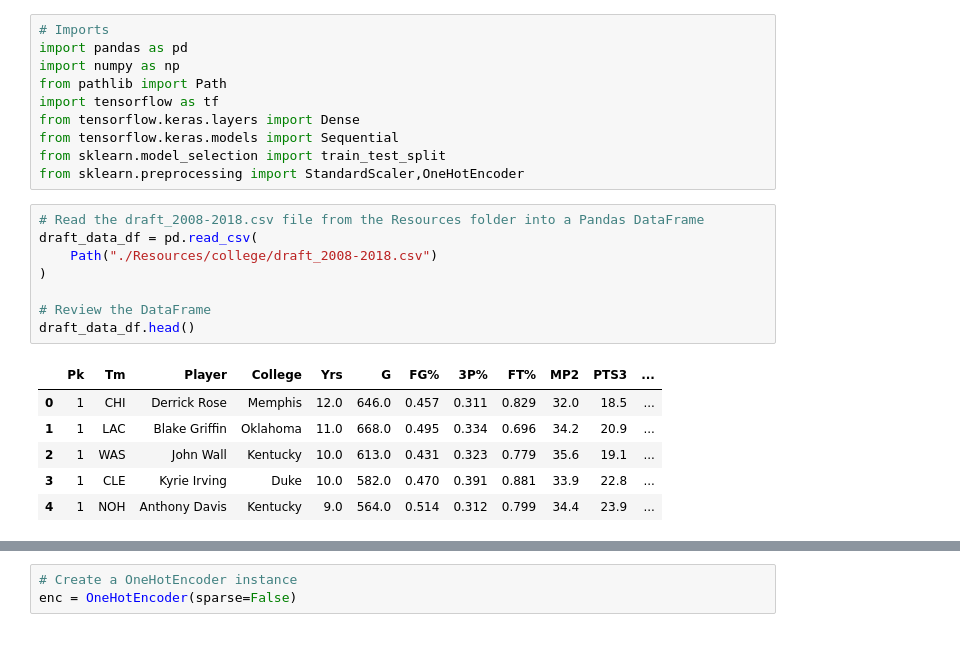
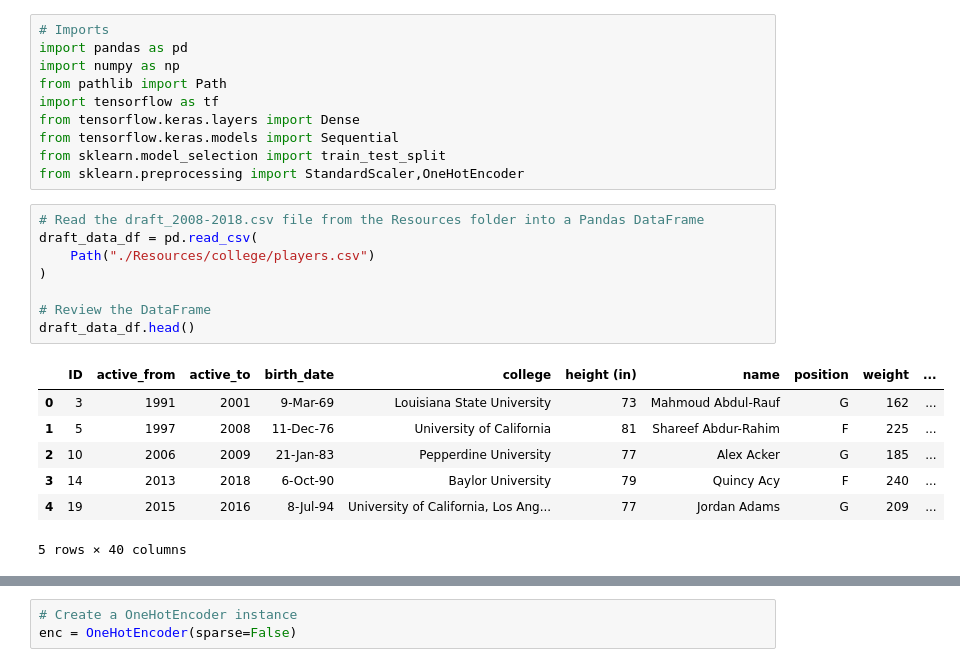
Before and after one commit to JunTheRewels/basket-money-ball, a Jupyter notebook: dataset1_model.ipynb, the cells around one changed output, grey strips where cells are left out. Saved outputs shown, nothing was run; the diff lists cells and outputs as text.

```diff
--- a/dataset1_model.ipynb
+++ b/dataset1_model.ipynb
@@ -11,15 +11,16 @@ from sklearn.preprocessing import StandardScaler,OneHotEncoder
 # %%
 # Read the draft_2008-2018.csv file from the Resources folder into a Pandas DataFrame
 draft_data_df = pd.read_csv(
-    Path("./Resources/college/draft_2008-2018.csv")
+    Path("./Resources/college/players.csv")
 )
 
 # Review the DataFrame
 draft_data_df.head()
 # %% [output]
-|  | Pk | Tm | Player | College | Yrs | G | FG% | 3P% | FT% | MP2 | PTS3 | ... |
-| 0 | 1 | CHI | Derrick Rose | Memphis | 12.0 | 646.0 | 0.457 | 0.311 | 0.829 | 32.0 | 18.5 | ... |
-| 1 | 1 | LAC | Blake Griffin | Oklahoma | 11.0 | 668.0 | 0.495 | 0.334 | 0.696 | 34.2 | 20.9 | ... |
-| 2 | 1 | WAS | John Wall | Kentucky | 10.0 | 613.0 | 0.431 | 0.323 | 0.779 | 35.6 | 19.1 | ... |
-| 3 | 1 | CLE | Kyrie Irving | Duke | 10.0 | 582.0 | 0.470 | 0.391 | 0.881 | 33.9 | 22.8 | ... |
-| 4 | 1 | NOH | Anthony Davis | Kentucky | 9.0 | 564.0 | 0.514 | 0.312 | 0.799 | 34.4 | 23.9 | ... |
+|  | ID | active_from | active_to | birth_date | college | height (in) | name | position | weight | ... |
+| 0 | 3 | 1991 | 2001 | 9-Mar-69 | Louisiana State University | 73 | Mahmoud Abdul-Rauf | G | 162 | ... |
+| 1 | 5 | 1997 | 2008 | 11-Dec-76 | University of California | 81 | Shareef Abdur-Rahim | F | 225 | ... |
+| 2 | 10 | 2006 | 2009 | 21-Jan-83 | Pepperdine University | 77 | Alex Acker | G | 185 | ... |
+| 3 | 14 | 2013 | 2018 | 6-Oct-90 | Baylor University | 79 | Quincy Acy | F | 240 | ... |
+| 4 | 19 | 2015 | 2016 | 8-Jul-94 | University of California, Los Ang... | 77 | Jordan Adams | G | 209 | ... |
+5 rows × 40 columns
```
Also changed, not shown: parts of 14 cells of this notebook, 3 other files.
